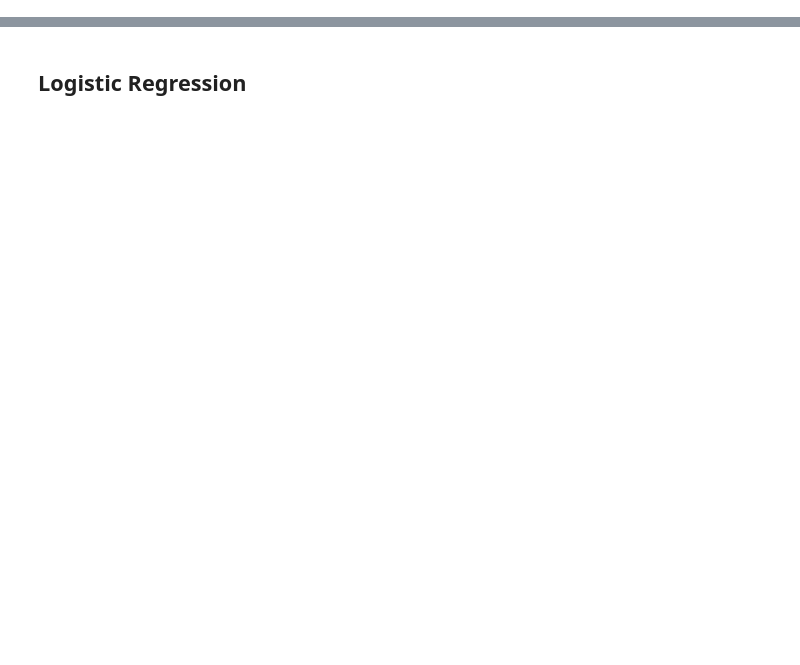
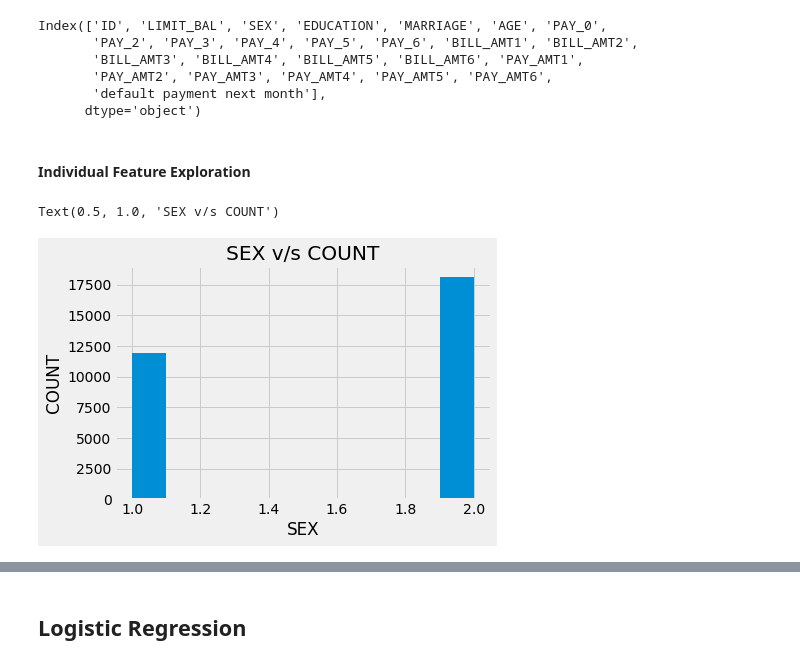
Before and after one commit to PratibhaSanganmath/Credit-Card-Default-Prediction, a Jupyter notebook: Copy_of_Credit_Card_Default_Prediction_Capstone_Project.ipynb, the cells around one changed output, grey strips where cells are left out. Cells and saved outputs as stored; diff of their text form; code cells hidden in the pictures; blank space fills up the shorter version.

```diff
--- a/Copy_of_Credit_Card_Default_Prediction_Capstone_Project.ipynb
+++ b/Copy_of_Credit_Card_Default_Prediction_Capstone_Project.ipynb
@@ -387,0 +130,20 @@ from sklearn.model_selection import GridSearchCV
+# %%
+dat.columns
+# %% [output]
+Index(['ID', 'LIMIT_BAL', 'SEX', 'EDUCATION', 'MARRIAGE', 'AGE', 'PAY_0',
+       'PAY_2', 'PAY_3', 'PAY_4', 'PAY_5', 'PAY_6', 'BILL_AMT1', 'BILL_AMT2',
+       'BILL_AMT3', 'BILL_AMT4', 'BILL_AMT5', 'BILL_AMT6', 'PAY_AMT1',
+       'PAY_AMT2', 'PAY_AMT3', 'PAY_AMT4', 'PAY_AMT5', 'PAY_AMT6',
+       'default payment next month'],
+      dtype='object')
+# %% [markdown]
+#### Individual Feature Exploration
+# %%
+plt.style.use('fivethirtyeight')
+dat['SEX'].hist()
+plt.xlabel('SEX')
+plt.ylabel('COUNT')
+plt.title('SEX v/s COUNT')
+# %% [output]
+Text(0.5, 1.0, 'SEX v/s COUNT')
+[figure, added]
```
Also changed, not shown: parts of 242 cells of this notebook.
